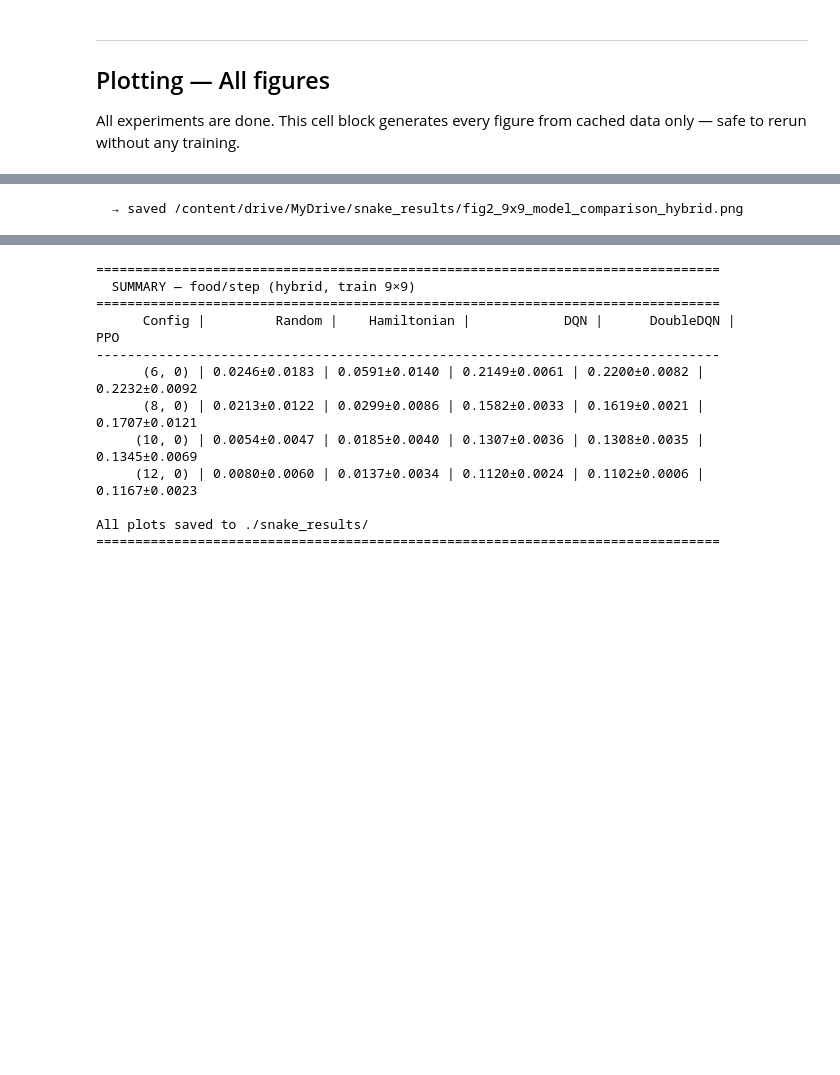
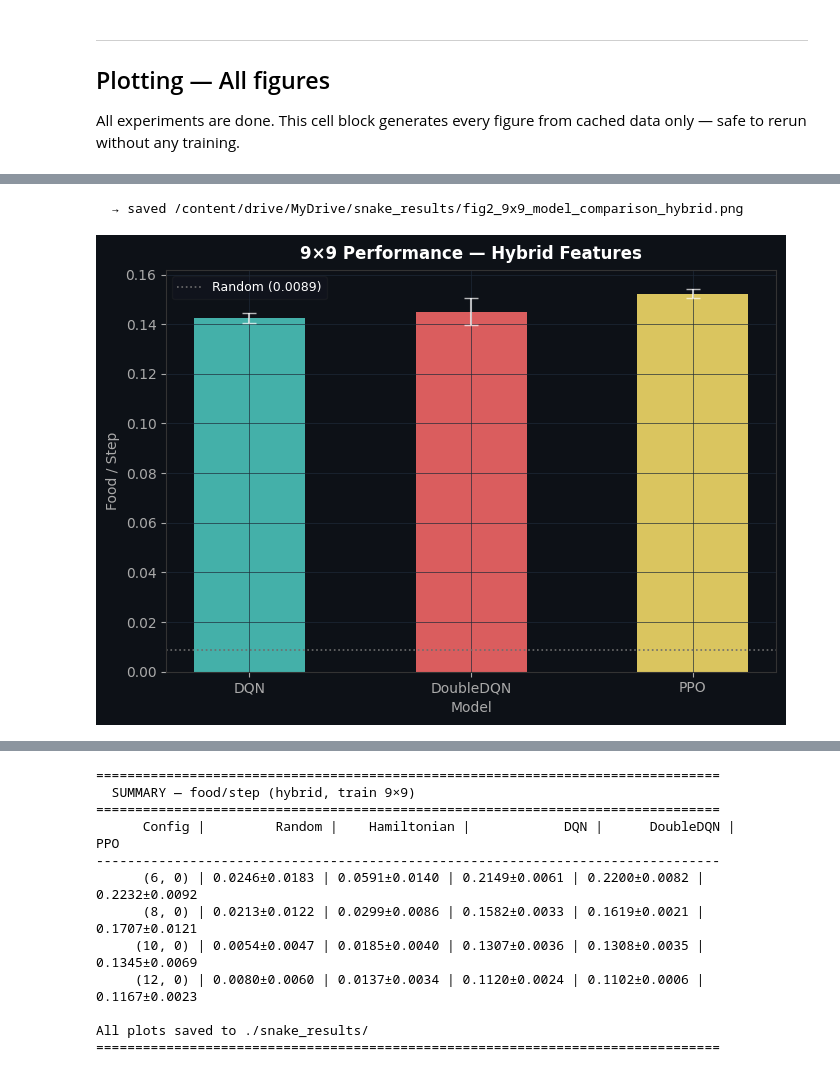
Before and after one commit to kjng123/AML-, a Jupyter notebook: snake_rl_study.ipynb, the cells around one changed output, grey strips where cells are left out. Saved outputs shown, nothing was run; the diff lists cells and outputs as text; code cells hidden in the pictures; blank space fills up the shorter version.

```diff
--- a/snake_rl_study.ipynb
+++ b/snake_rl_study.ipynb
@@ -1116,31 +1118,33 @@ _save(fig, 'fig1_training_curves_all_models')
 # %%
 # ── Cell 15: Figure 2 — Performance on 9×9 (all three models, hybrid) ──────────
 
 fig, ax1 = _dark_fig(1, 1, figsize=(7, 5))
 
 model_names = list(MODEL_COLORS.keys())
 x = np.arange(len(model_names))
 
 means_fs, cis_fs = [], []
 for name in model_names:
     vals = agent_results[name].get(TRAIN_CFG, [0])
     means_fs.append(np.mean(vals))
     cis_fs.append(ci_from_seeds(vals))
 
 ax1.bar(x, means_fs, color=[MODEL_COLORS[n] for n in model_names],
         width=0.5, alpha=0.85,
         yerr=cis_fs, error_kw=dict(ecolor='white', capsize=5, alpha=0.7))
 
 r_m = rand_size[TRAIN_CFG][0]
 ax1.axhline(r_m, color=PALETTE['random'], linestyle=':', linewidth=1.2,
             label=f'Random ({r_m:.4f})')
 
 ax1.set_xticks(x); ax1.set_xticklabels(model_names, color=TICK_CLR)
 _label_axes(ax1, '9×9 Performance — Hybrid Features', 'Model', 'Food / Step')
 fig.tight_layout()
 _save(fig, 'fig2_9x9_model_comparison_hybrid')
+display(fig)
 # %% [output]
   → saved /content/drive/MyDrive/snake_results/fig2_9x9_model_comparison_hybrid.png
+[figure, added]
 # %%
 # ── Cell 16: Figure 3 — Rep Ablation on 9×9 (per model, DoubleDQN used for ablation) ──
 
```
Also changed, not shown: parts of 12 cells of this notebook.
